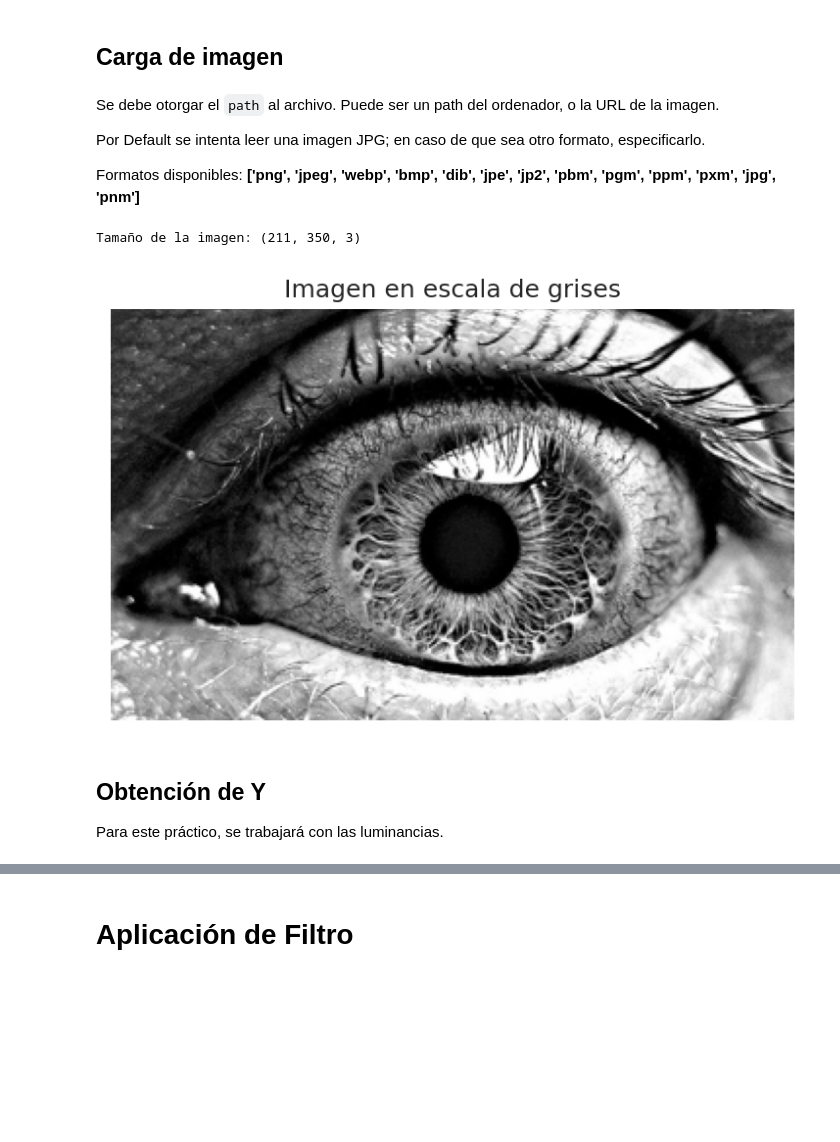
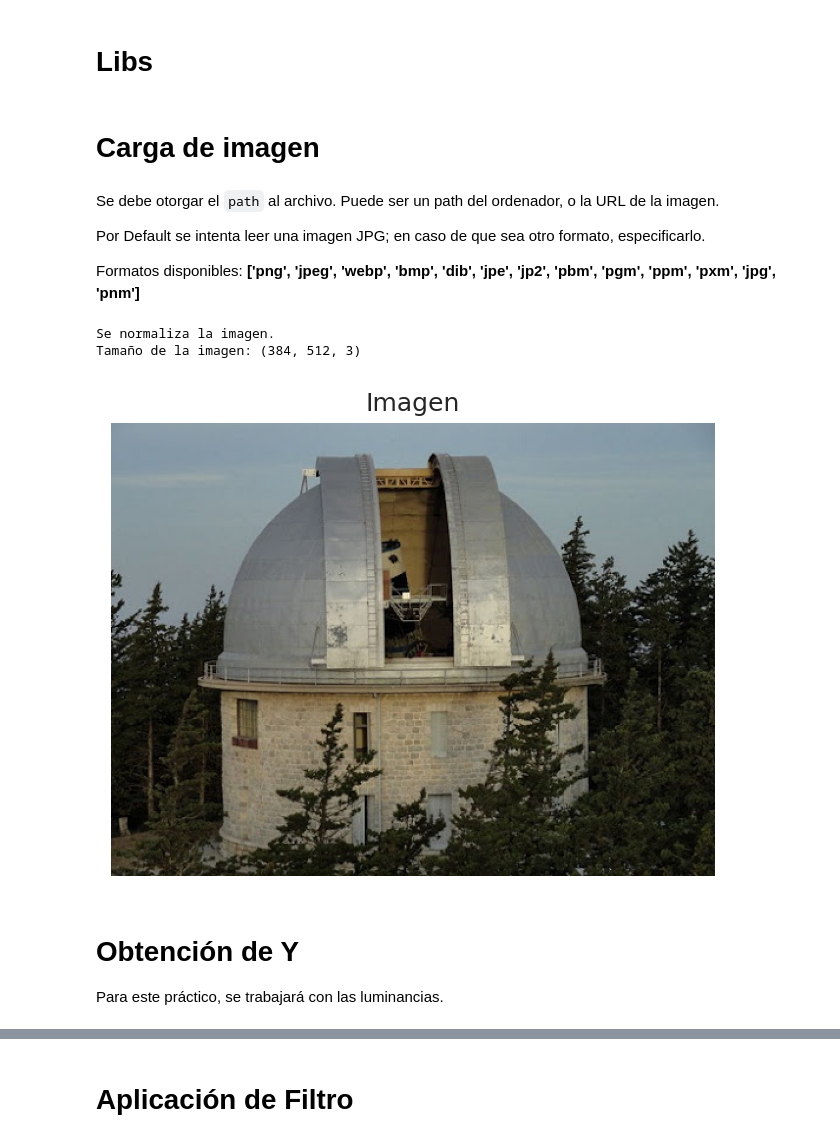
Before and after one commit to Gianuzzi/Proc_de_Img_-DD2020, a Jupyter notebook: Ejercicio2.1.ipynb, the cells around one changed output, grey strips where cells are left out. Drawn from its saved outputs; the diff is of its cells as text; code cells hidden in the pictures; blank space fills up the shorter version.

Commit message:
Added RGBA compatibility. Fixed Image importing. Markdowns style improved

```diff
--- a/Ejercicio2.1.ipynb
+++ b/Ejercicio2.1.ipynb
@@ -1,5 +1,7 @@
 # %% [markdown]
 <a href="https://colab.research.google.com/github/Gianuzzi/Proc_de_Img_-DD2020/blob/main/Ejercicio2.1.ipynb" target="_parent"><img src="https://colab.research.google.com/assets/colab-badge.svg" alt="Open In Colab"/></a>
+# %% [markdown]
+# Libs
 # %%
 # Libs (no tocar)
 import os
@@ -15,7 +17,7 @@ if in_colab:
 
 from libs_PI import *
 # %% [markdown]
-## Carga de imagen
+# Carga de imagen
 # %% [markdown]
 Se debe otorgar el ``path`` al archivo. Puede ser un path del ordenador, o la URL de la imagen.
 
@@ -24,43 +26,46 @@ Por Default se intenta leer una imagen JPG; en caso de que sea otro formato, esp
 Formatos disponibles: **['png',  'jpeg', 'webp', 'bmp', 'dib', 'jpe', 'jp2',  'pbm', 'pgm', 'ppm', 'pxm', 'jpg', 'pnm']**
 # %%
 # Definir path y formato
-path    = 'https://memyselfandela.files.wordpress.com/2012/04/black-and-white-tips.jpg'
+path    = 'https://lh3.googleusercontent.com/proxy/17J3Ljp4xlU_J_x0oQuF2p6neJMpAkAPtaDlqaFtznwSxzjwWic6CM1LimdxnWqNpBK4aNoYRtoE_GPZwSCk1MNjRYmd35pmdqrXZQYB-GjaEFk5oa9yaGc5sCdGDJaPwqDDBgKvD9JlWQ'
 formato = 'jpg'
 
 
-# Cargamos el archivo
+# Si colab...
 if in_colab:
     try:
-        getoutput("wget "+path+" -O Imagen")
+        getoutput("wget -O Imagen " + path)
         path = os.path.join(os.getcwd(), 'Imagen')
     except:
         print('No se pudo descargar la imagen.')
 
-
+# Cargamos el archivo
 img = mpimg.imread(path, format=formato)
 
 # Definimos RGB normalizado
-if img.ravel().dtype != float: img = img/255.
-
+if img.ravel().dtype not in (float, 'float32'):
+    print('Se normaliza la imagen.')
+    img = img / 255.
+if (len(img.shape)==3) and (img.shape[2]==4):
+    img = RGBAtoRGB(img, verb=True)
 print('Tamaño de la imagen:', img.shape)
 
 # Luminancias?
 lum  = True if len(img.shape)==2 else False
-cmap = plt.cm.gray if lum else None
 if lum: print('Parece que la imagen no presenta colores.\n'+\
               'Se considera que es una imagen de luminancias.')
 
 # Ploteo
 plt.figure(dpi=150)
-plt.title('Imagen en escala de grises')
+plt.title('Imagen')
 plt.axis('off')
-plt.imshow(img, plt.cm.gray)
+plt.imshow(img)
 plt.show()
 # %% [output]
-Tamaño de la imagen: (211, 350, 3)
+Se normaliza la imagen.
+Tamaño de la imagen: (384, 512, 3)
-[figure, old version]
+[figure, new version]
 # %% [markdown]
-## Obtención de Y
+# Obtención de Y
 
 Para este práctico, se trabajará con las luminancias.
 # %%
```
Also changed, not shown: parts of 7 cells of this notebook, 4 other files.
